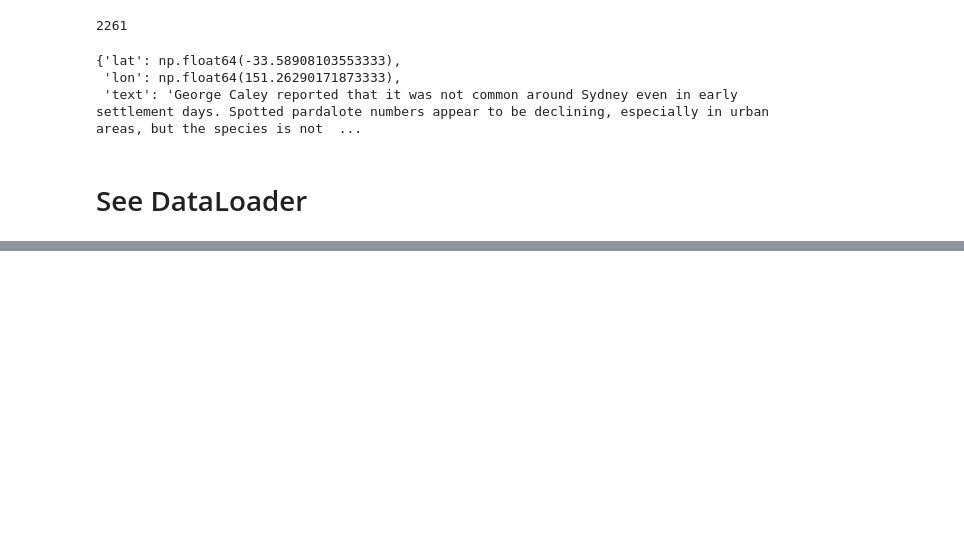
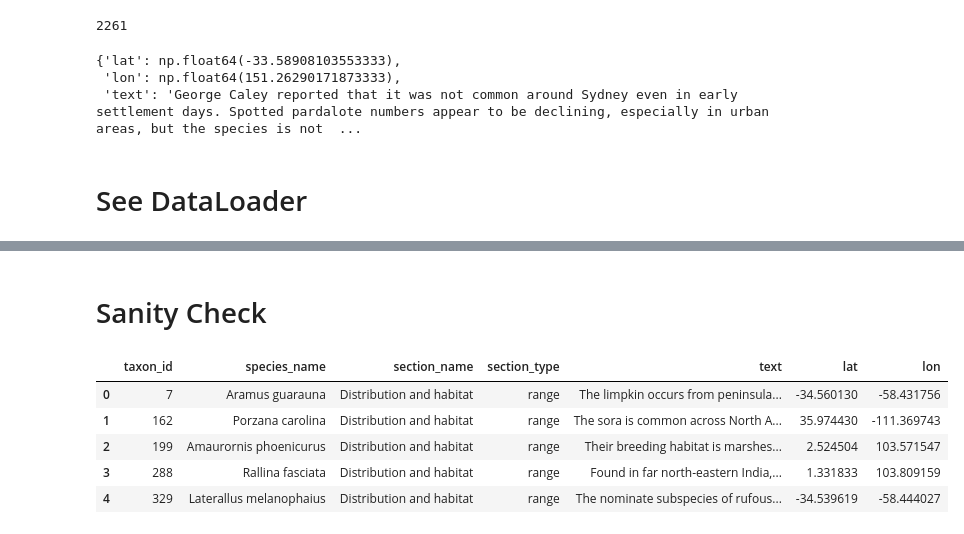
Before and after one commit to sricke/explainable-earth-embeddings, a Jupyter notebook: align_datasets/notebooks/wildsat_data.ipynb, the cells around one changed output, grey strips where cells are left out. Saved outputs shown, nothing was run; the diff lists cells and outputs as text; code cells hidden in the pictures; blank space fills up the shorter version.

```diff
--- a/align_datasets/notebooks/wildsat_data.ipynb
+++ b/align_datasets/notebooks/wildsat_data.ipynb
@@ -83,0 +123,2 @@ T. pallida is found along the coast of the Gulf of Mexico. Its native range exte
+# %% [markdown]
+# Sanity Check
@@ -83,0 +127,10 @@ T. pallida is found along the coast of the Gulf of Mexico. Its native range exte
+# %%
+all_df = pd.read_csv("../../../../data/wildsat/geolocated_text_distribution_habitat_only.csv")
+all_df.head()
+# %% [output]
+|  | taxon_id | species_name | section_name | section_type | text | lat | lon |
+| 0 | 7 | Aramus guarauna | Distribution and habitat | range | The limpkin occurs from peninsula... | -34.560130 | -58.431756 |
+| 1 | 162 | Porzana carolina | Distribution and habitat | range | The sora is common across North A... | 35.974430 | -111.369743 |
+| 2 | 199 | Amaurornis phoenicurus | Distribution and habitat | range | Their breeding habitat is marshes... | 2.524504 | 103.571547 |
+| 3 | 288 | Rallina fasciata | Distribution and habitat | range | Found in far north-eastern India,... | 1.331833 | 103.809159 |
+| 4 | 329 | Laterallus melanophaius | Distribution and habitat | range | The nominate subspecies of rufous... | -34.539619 | -58.444027 |
```
Also changed, not shown: parts of 19 cells of this notebook, 20 other files.
